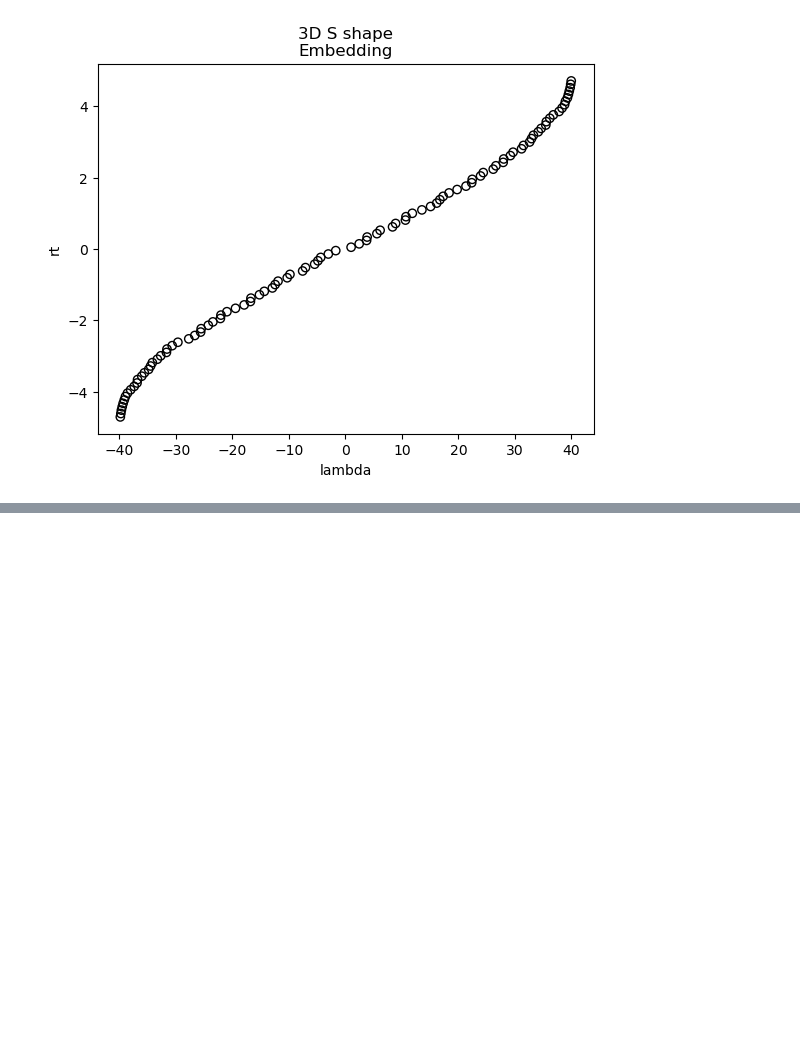
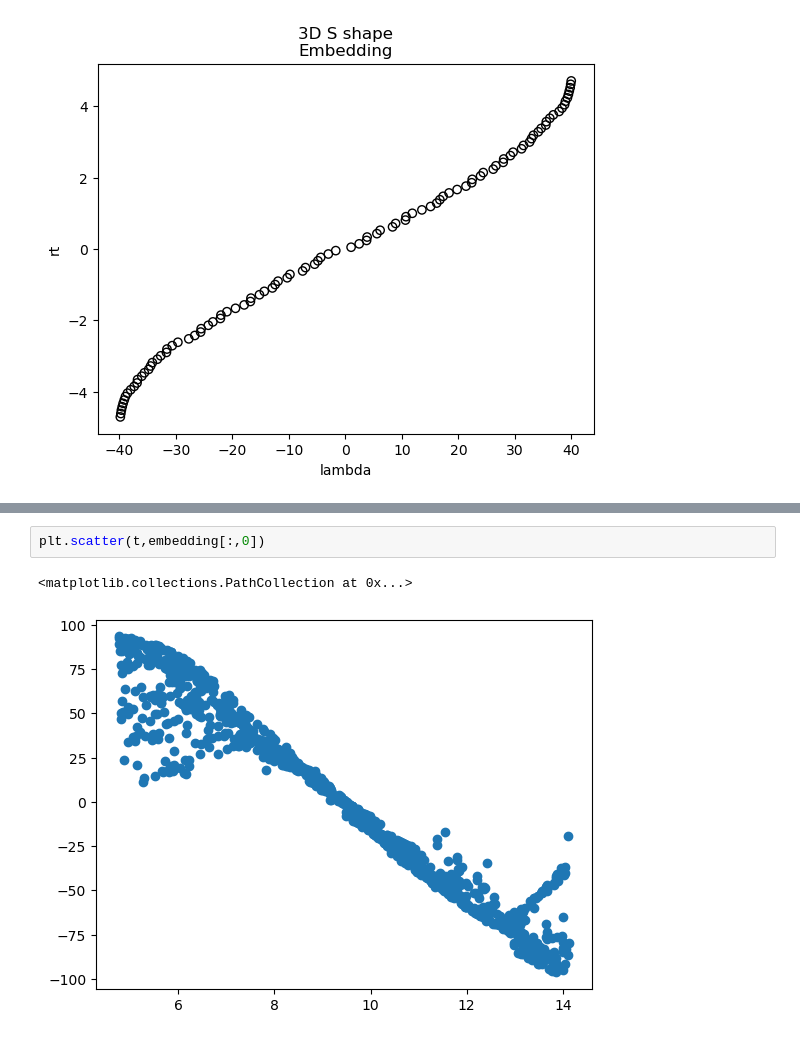
Before and after one commit to airdac/TFM_Adria, a Jupyter notebook: code/d_and_c/LMDS/LMDS_examples.ipynb, the cells around one changed output, grey strips where cells are left out. Saved outputs shown, nothing was run; the diff lists cells and outputs as text; blank space fills up the shorter version.

```diff
--- a/code/d_and_c/LMDS/LMDS_examples.ipynb
+++ b/code/d_and_c/LMDS/LMDS_examples.ipynb
@@ -117,0 +172,5 @@ plt.show()
+# %%
+plt.scatter(t,embedding[:,0])
+# %% [output]
+<matplotlib.collections.PathCollection at 0x...>
+[figure, added]
```
Also changed, not shown: parts of 27 cells of this notebook, 7 other files.
